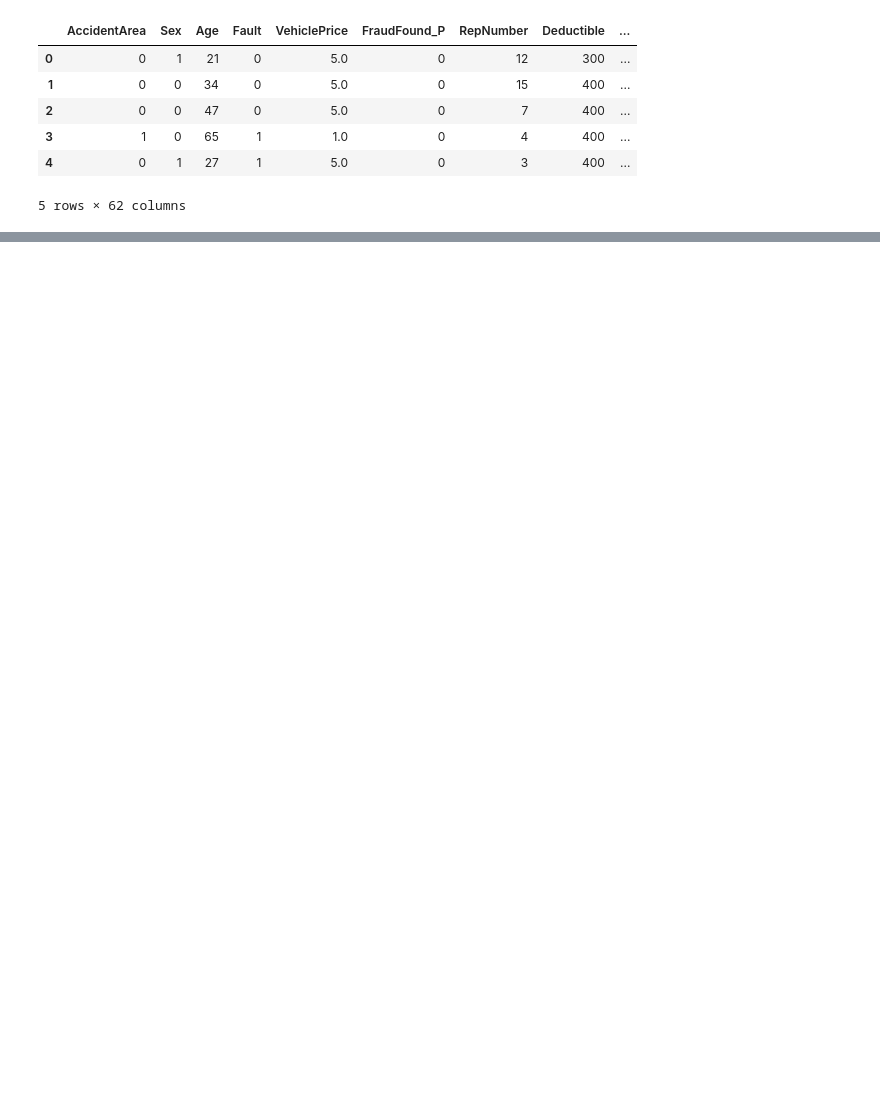
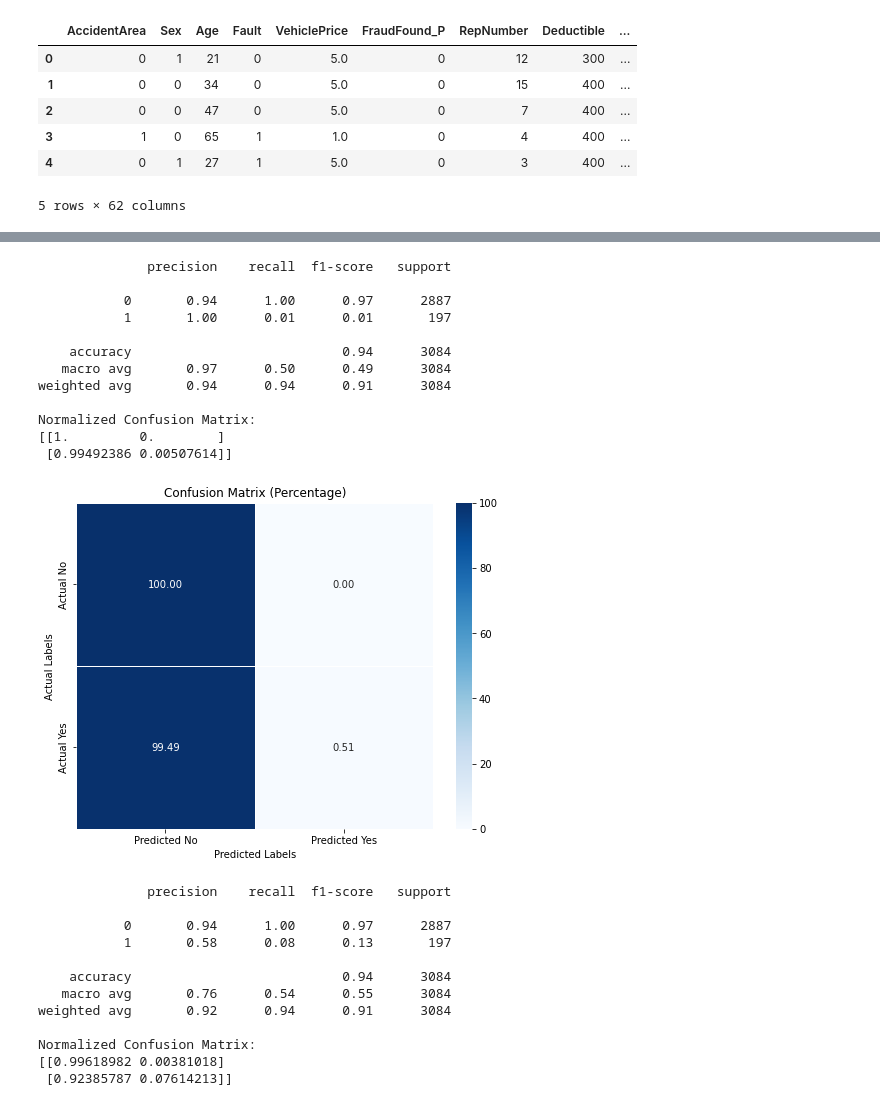
Before and after one commit to IanChen-ML/Insurance-Data-Analytics, a Jupyter notebook: Prediction.ipynb, the cells around one changed output, grey strips where cells are left out. Drawn from its saved outputs; the diff is of its cells as text; code cells hidden in the pictures; blank space fills up the shorter version.

```diff
--- a/Prediction.ipynb
+++ b/Prediction.ipynb
@@ -225,0 +87,8 @@ UnicodeDecodeError: 'utf-8' codec can't decode byte 0xbb in position 220: invali
+# %%
+# Combine the training and validation data back into a single dataset for GridSearchCV
+X_combined = np.vstack((X_smote, X_val))
+y_combined = np.hstack((y_smote, y_val))
+
+# Create the split index (training instances as -1, validation instances as 0)
+split_index = [-1] * len(X_smote) + [0] * len(X_val)
+pds = PredefinedSplit(test_fold=split_index)
@@ -225,0 +176,5 @@ UnicodeDecodeError: 'utf-8' codec can't decode byte 0xbb in position 220: invali
+# %%
+# Best SMOTE-RF
+smote_rf = rf_random.best_estimator_
+test_score = smote_rf.score(X_test, y_test)
+print("Test set score (SMOTE-RF):", test_score)
@@ -225,0 +255,4 @@ UnicodeDecodeError: 'utf-8' codec can't decode byte 0xbb in position 220: invali
+# %%
+smote_xgb = xgb_random.best_estimator_
+test_score_smote_xgb = smote_xgb.score(X_test, y_test)
+print("Test set score (SMOTE-XGB):", test_score_smote_xgb)
@@ -225,0 +453,49 @@ UnicodeDecodeError: 'utf-8' codec can't decode byte 0xbb in position 220: invali
+# %%
+# function for evaluation
+
+def performance_report(model):
+    y_pred = model.predict(X_test)
+    print(classification_report(y_test, y_pred))
+    # Confusion Matrix with Percentages
+    cm_normalized = confusion_matrix(y_test, y_pred, normalize='true')
+    print("Normalized Confusion Matrix:")
+    print(cm_normalized)
+
+    # Plotting Normalized Confusion Matrix
+    plt.figure(figsize=(8, 6))
+    sns.heatmap(cm_normalized * 100, annot=True, fmt=".2f", linewidths=.5, cmap="Blues", xticklabels=["Predicted No", "Predicted Yes"], yticklabels=["Actual No", "Actual Yes"])
+    plt.ylabel('Actual Labels')
+    plt.xlabel('Predicted Labels')
+    plt.title('Confusion Matrix (Percentage)')
+    plt.show()
+# %%
+# smote_rf
+performance_report(smote_rf)
+# smote_xgb
+performance_report(smote_xgb)
+# %% [output]
+              precision    recall  f1-score   support
+
+           0       0.94      1.00      0.97      2887
+           1       1.00      0.01      0.01       197
+
+    accuracy                           0.94      3084
+   macro avg       0.97      0.50      0.49      3084
+weighted avg       0.94      0.94      0.91      3084
+
+Normalized Confusion Matrix:
+[[1.         0.        ]
+ [0.99492386 0.00507614]]
+[figure, added]
+              precision    recall  f1-score   support
+
+           0       0.94      1.00      0.97      2887
+           1       0.58      0.08      0.13       197
+
+    accuracy                           0.94      3084
+   macro avg       0.76      0.54      0.55      3084
+weighted avg       0.92      0.94      0.91      3084
+
+Normalized Confusion Matrix:
+[[0.99618982 0.00381018]
+ [0.92385787 0.07614213]]
```
Also changed, not shown: parts of 66 cells of this notebook.
